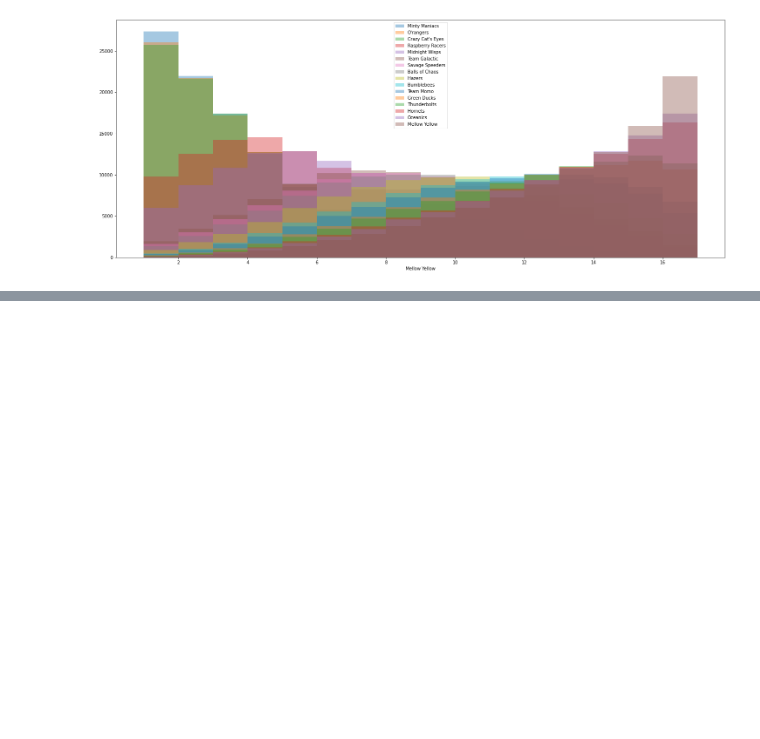
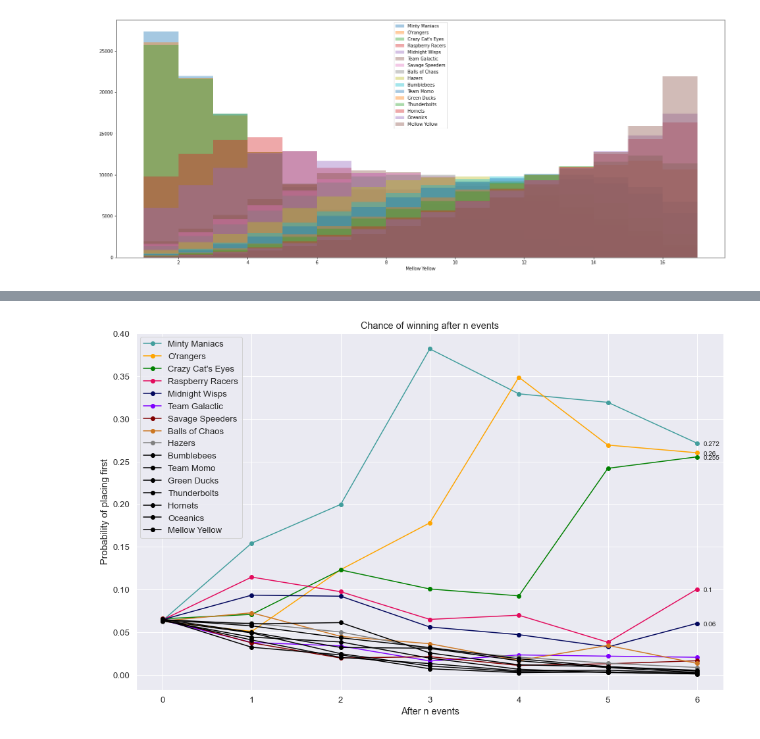
Before and after one commit to jtang9001/marble-carlo, a Jupyter notebook: carlo.ipynb, the cells around one changed output, grey strips where cells are left out. Cells and saved outputs as stored; diff of their text form; code cells hidden in the pictures; blank space fills up the shorter version.

```diff
--- a/carlo.ipynb
+++ b/carlo.ipynb
@@ -163,0 +185,9 @@ Mellow Yellow
+# %%
+def fillDfFixed(oldDf, colsToLeave):
+    filledDf = oldDf.copy()
+    for col in oldDf.columns[colsToLeave:]:
+        rng.shuffle(poss_scores)
+        filledDf[col] = poss_scores
+    filledDf["sum"] = filledDf.sum(axis=1)
+    filledDf["rank"] = filledDf["sum"].rank(ascending=False)
+    return filledDf
@@ -163,0 +227,37 @@ Mellow Yellow
+# %%
+# print(colorDict)
+colorDict = {
+    'Minty Maniacs': "#429e9d",
+    "O'rangers": "#FFA500",
+    "Crazy Cat's Eyes": "green",
+    'Raspberry Racers': "#e30b5d",
+    'Midnight Wisps': "#02075d",
+    'Team Galactic': "#7F00FF",
+    'Savage Speeders': "#800000",
+    'Balls of Chaos': "#cc7722",
+    'Hazers': "grey",
+    'Bumblebees': "#f1b82d",
+    'Team Momo': "#1C004D",
+    'Green Ducks': "#228c22",
+    'Thunderbolts': "blue",
+    'Hornets': "#9acd32",
+    'Oceanics': "#265b5f",
+    'Mellow Yellow': "#ffd300"
+}
+# %%
+plt.figure(figsize = (16, 10))
+sns.set(font_scale=1.2)
+# colorDict = {}
+for idx, row in firstPlaceHistories.iterrows():
+    # colorDict[idx] = "#000000"
+    plt.plot(range(7), row, label = idx, marker = 'o', color = colorDict[idx])
+for idx, row in list(firstPlaceHistories.iterrows())[:5]:
+    plt.annotate(round(row[6], 3), (6, row[6]), ha="left", textcoords="offset points", xytext=(10,-4), fontsize = 'x-small')
+plt.title("Chance of winning after n events")
+plt.ylabel("Probability of placing first")
+plt.xlabel("After n events")
+plt.legend()
+plt.savefig("rankHistory.png", dpi = 200)
+plt.show()
+# %% [output]
+[figure, added]
```
Also changed, not shown: parts of 6 cells of this notebook, 3 other files.
